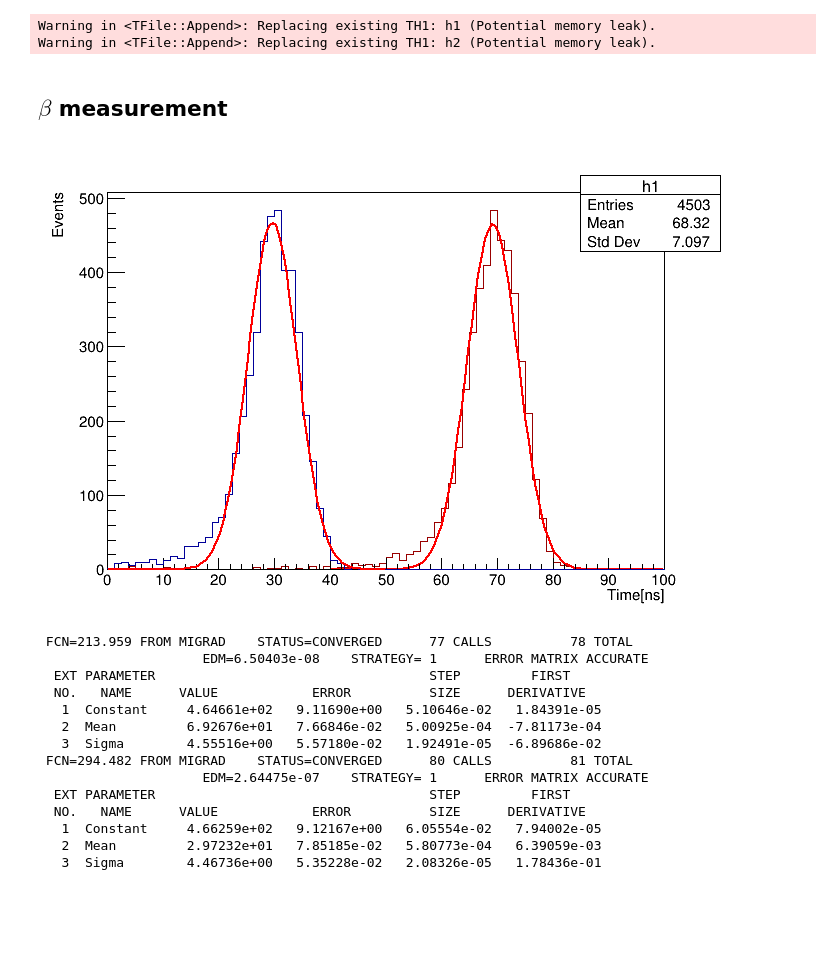
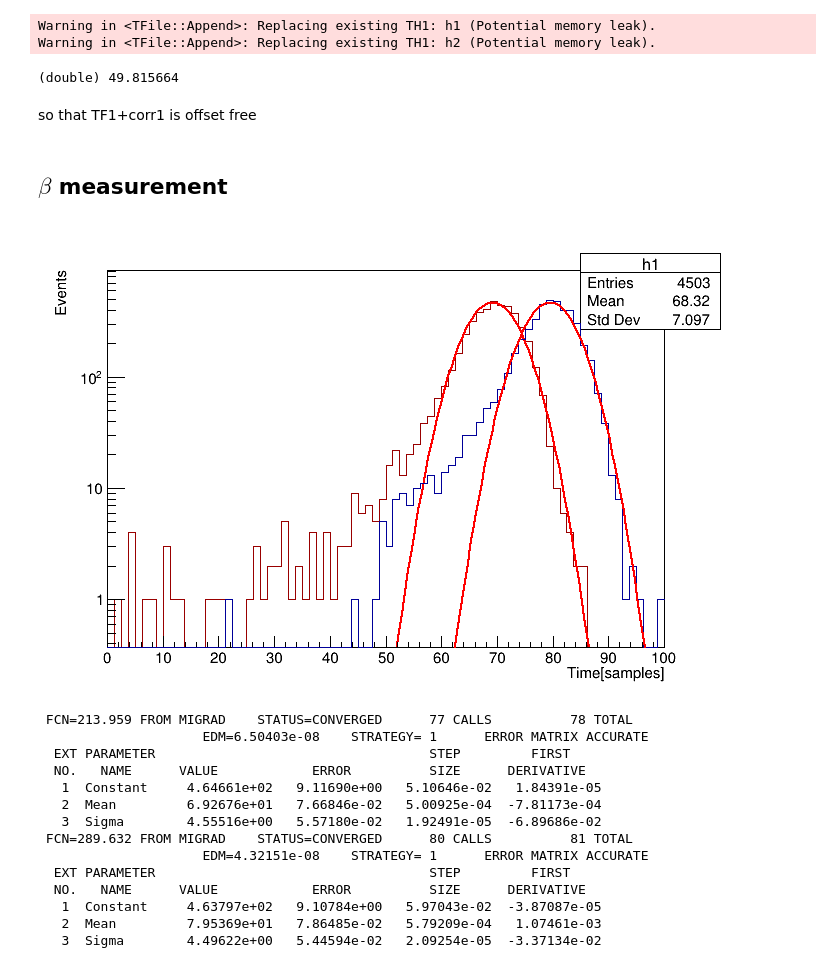
Before and after one commit to FabioBrugnara/Nuclear_Lab, a Jupyter notebook: exp_2/data_analisy.ipynb, the cells around one changed output. Drawn from its saved outputs; the diff is of its cells as text; code cells hidden in the pictures; blank space fills up the shorter version.

```diff
--- a/exp_2/data_analisy.ipynb
+++ b/exp_2/data_analisy.ipynb
@@ -125,6 +126,12 @@ c2->Draw();
    3  Sigma        4.15690e+00   4.23595e-02   1.51421e-05  -2.31197e-02
 Warning in <TFile::Append>: Replacing existing TH1: h1 (Potential memory leak).
 Warning in <TFile::Append>: Replacing existing TH1: h2 (Potential memory leak).
+# %%
+double corr1=(T0_mean_SHORT-T1_mean_SHORT+T0_mean_FLIP-T1_mean_FLIP)/2
+# %% [output]
+(double) 49.815664
+# %% [markdown]
+so that TF1+corr1 is offset free
 # %% [markdown]
 ## $\beta$ measurement
 # %%
@@ -140,32 +147,33 @@ TTree* pad_3 = (TTree*)file3->Get("tree");
 # %%
 TCanvas* c2 = new TCanvas();
 
 TH1D* h1 = new TH1D("h1",";Time[samples];Events",80,0,100);
 TH1D* h2 = new TH1D("h2",";Time[samples];Events",80,0,100);
 pad_0->Draw("Time>>h1","");
-pad_1->Draw("Time>>h2","","same");
+pad_1->Draw("Time+49.815664>>h2","","same");
 h1->SetLineColor(kRed+2);
 
 TF1* f1 = new TF1("f1","gaus(0)",0,100);
 f1->SetParameter(0,40);
 f1->SetParameter(1,70); //centro gaussiana
 f1->SetParameter(2,20); //sigma gaussiana
 h1->Fit("f1","", " ", 40, 100); //L:likelyhood
 
 TF1* f2 = new TF1("f2","gaus(0)",0,100);
 f2->SetParameter(0,40);
-f2->SetParameter(1,30); //centro gaussiana
+f2->SetParameter(1,80); //centro gaussiana
 f2->SetParameter(2,20); //sigma gaussiana
-h2->Fit("f2","", " ", 0, 50); //L:likelyhood
+h2->Fit("f2","", " ", 50, 100); //L:likelyhood
 
 double p1 = f1->GetParameter(2); //centro gaussiana
 double ep1 = f1->GetParError(2); //suo errore
 double s1 = f1->GetParameter(3); //sigma gaussiana
 double es1 = f1->GetParError(3);  //suo errore
 
+gPad->SetLogy();
 c2->Draw();
 # %% [output]
-[figure, old version]
+[figure, new version]
  FCN=213.959 FROM MIGRAD    STATUS=CONVERGED      77 CALLS          78 TOTAL
                      EDM=6.50403e-08    STRATEGY= 1      ERROR MATRIX ACCURATE
   EXT PARAMETER                                   STEP         FIRST
@@ -173,10 +181,10 @@ c2->Draw();
    1  Constant     4.64661e+02   9.11690e+00   5.10646e-02   1.84391e-05
    2  Mean         6.92676e+01   7.66846e-02   5.00925e-04  -7.81173e-04
    3  Sigma        4.55516e+00   5.57180e-02   1.92491e-05  -6.89686e-02
- FCN=294.482 FROM MIGRAD    STATUS=CONVERGED      80 CALLS          81 TOTAL
-                     EDM=2.64475e-07    STRATEGY= 1      ERROR MATRIX ACCURATE
+ FCN=289.632 FROM MIGRAD    STATUS=CONVERGED      80 CALLS          81 TOTAL
+                     EDM=4.32151e-08    STRATEGY= 1      ERROR MATRIX ACCURATE
   EXT PARAMETER                                   STEP         FIRST
   NO.   NAME      VALUE            ERROR          SIZE      DERIVATIVE
-   1  Constant     4.66259e+02   9.12167e+00   6.05554e-02   7.94002e-05
-   2  Mean         2.97232e+01   7.85185e-02   5.80773e-04   6.39059e-03
-   3  Sigma        4.46736e+00   5.35228e-02   2.08326e-05   1.78436e-01
+   1  Constant     4.63797e+02   9.10784e+00   5.97043e-02  -3.87087e-05
+   2  Mean         7.95369e+01   7.86485e-02   5.79209e-04   1.07461e-03
+   3  Sigma        4.49622e+00   5.44594e-02   2.09254e-05  -3.37134e-02
```
Also changed, not shown: parts of 3 cells of this notebook.
